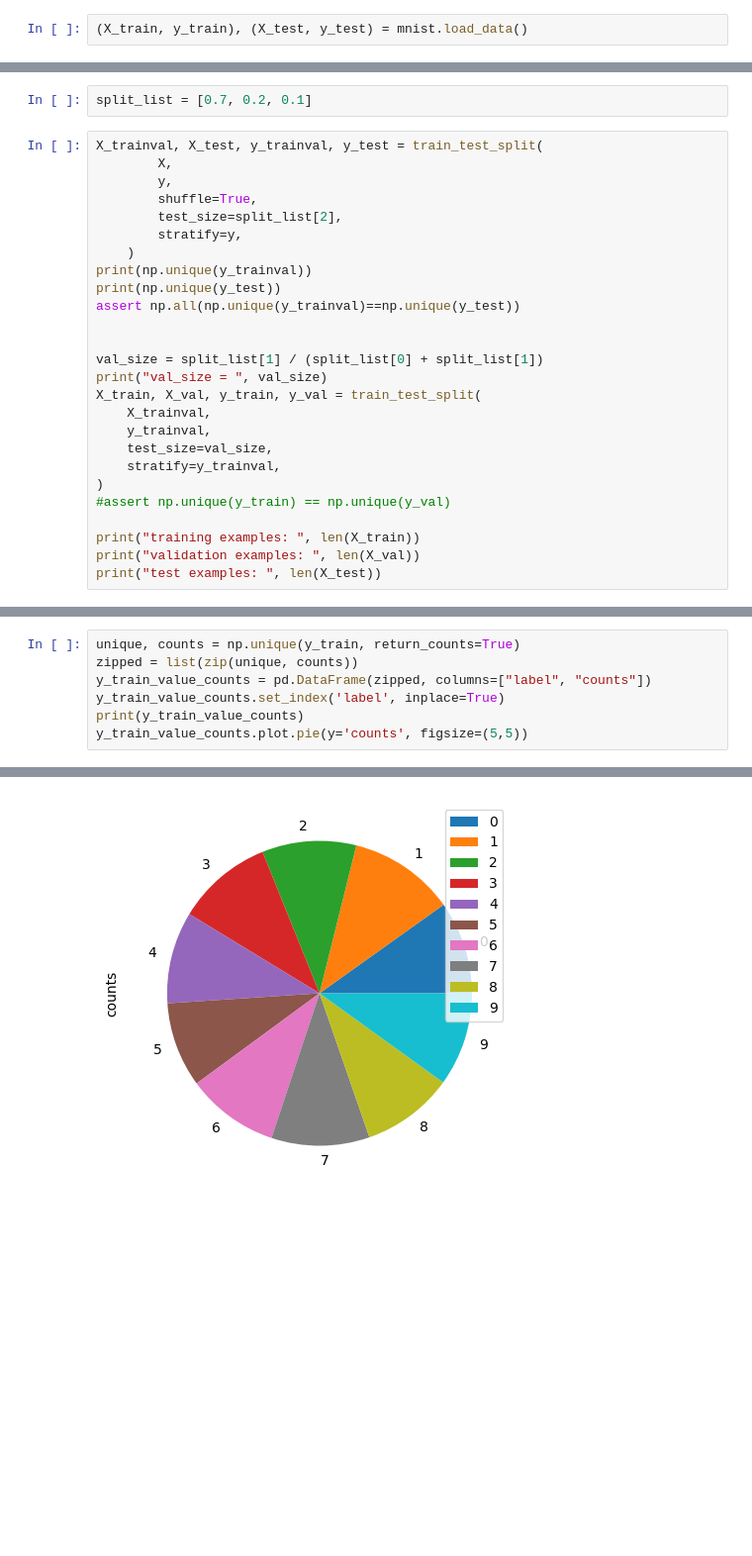
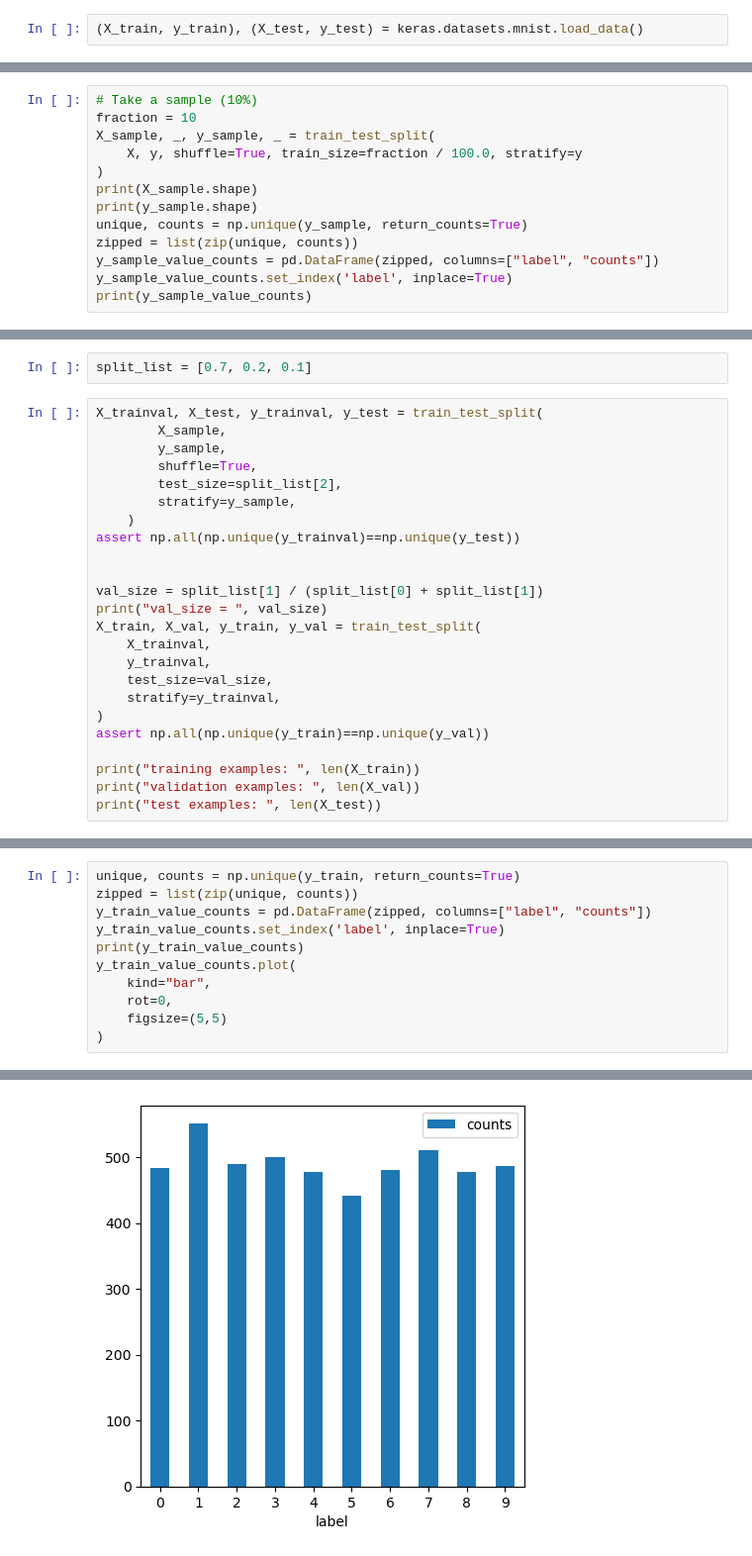
Before and after one commit to fratambot/MLOps-with-wandb, a Jupyter notebook: notebooks/EDA.ipynb, the cells around one changed output, grey strips where cells are left out. Shown: that part at 99% size. Drawn from its saved outputs; the diff is of its cells as text; blank space fills up the shorter version.

Commit message:
some refactoring, moving local_config writing outside, creating labels distributions histogram in data_prep and EDA notebook

```diff
--- a/notebooks/EDA.ipynb
+++ b/notebooks/EDA.ipynb
@@ -15,6 +13,6 @@ from tensorflow.keras.datasets import mnist
 To enable them in other operations, rebuild TensorFlow with the appropriate compiler flags.
 # %%
-(X_train, y_train), (X_test, y_test) = mnist.load_data()
+(X_train, y_train), (X_test, y_test) = keras.datasets.mnist.load_data()
 # %%
 print("X_train = ", X_train.shape)
 print("y_train = ", y_train.shape)
@@ -110,3 +38,16 @@ print(y.shape)
 # %% [output]
 (70000, 28, 28)
 (70000,)
+# %%
+# Take a sample (10%)
+fraction = 10
+X_sample, _, y_sample, _ = train_test_split(
+    X, y, shuffle=True, train_size=fraction / 100.0, stratify=y
+)
+print(X_sample.shape)
+print(y_sample.shape)
+unique, counts = np.unique(y_sample, return_counts=True)
+zipped = list(zip(unique, counts))
+y_sample_value_counts = pd.DataFrame(zipped, columns=["label", "counts"])
+y_sample_value_counts.set_index('label', inplace=True)
+print(y_sample_value_counts)
@@ -114,14 +70,12 @@ print(y.shape)
 split_list = [0.7, 0.2, 0.1]
 # %%
 X_trainval, X_test, y_trainval, y_test = train_test_split(
-        X,
-        y,
+        X_sample,
+        y_sample,
         shuffle=True,
         test_size=split_list[2],
-        stratify=y,
+        stratify=y_sample,
     )
-print(np.unique(y_trainval))
-print(np.unique(y_test))
 assert np.all(np.unique(y_trainval)==np.unique(y_test))
 
 
@@ -133,7 +87,7 @@ X_train, X_val, y_train, y_val = train_test_split(
     test_size=val_size,
     stratify=y_trainval,
 )
-#assert np.unique(y_train) == np.unique(y_val)
+assert np.all(np.unique(y_train)==np.unique(y_val))
 
 print("training examples: ", len(X_train))
 print("validation examples: ", len(X_val))
@@ -151,7 +103,11 @@ zipped = list(zip(unique, counts))
 y_train_value_counts = pd.DataFrame(zipped, columns=["label", "counts"])
 y_train_value_counts.set_index('label', inplace=True)
 print(y_train_value_counts)
-y_train_value_counts.plot.pie(y='counts', figsize=(5,5))
+y_train_value_counts.plot(
+    kind="bar",
+    rot=0,
+    figsize=(5,5)
+)
 # %% [output]
        counts
 label
@@ -169,4 +125,4 @@ label
-[figure, old version]
+[figure, new version]
 # %%
 unique, counts = np.unique(y_val, return_counts=True)
 zipped = list(zip(unique, counts))
```
Also changed, not shown: parts of 15 cells of this notebook, 3 other files.
